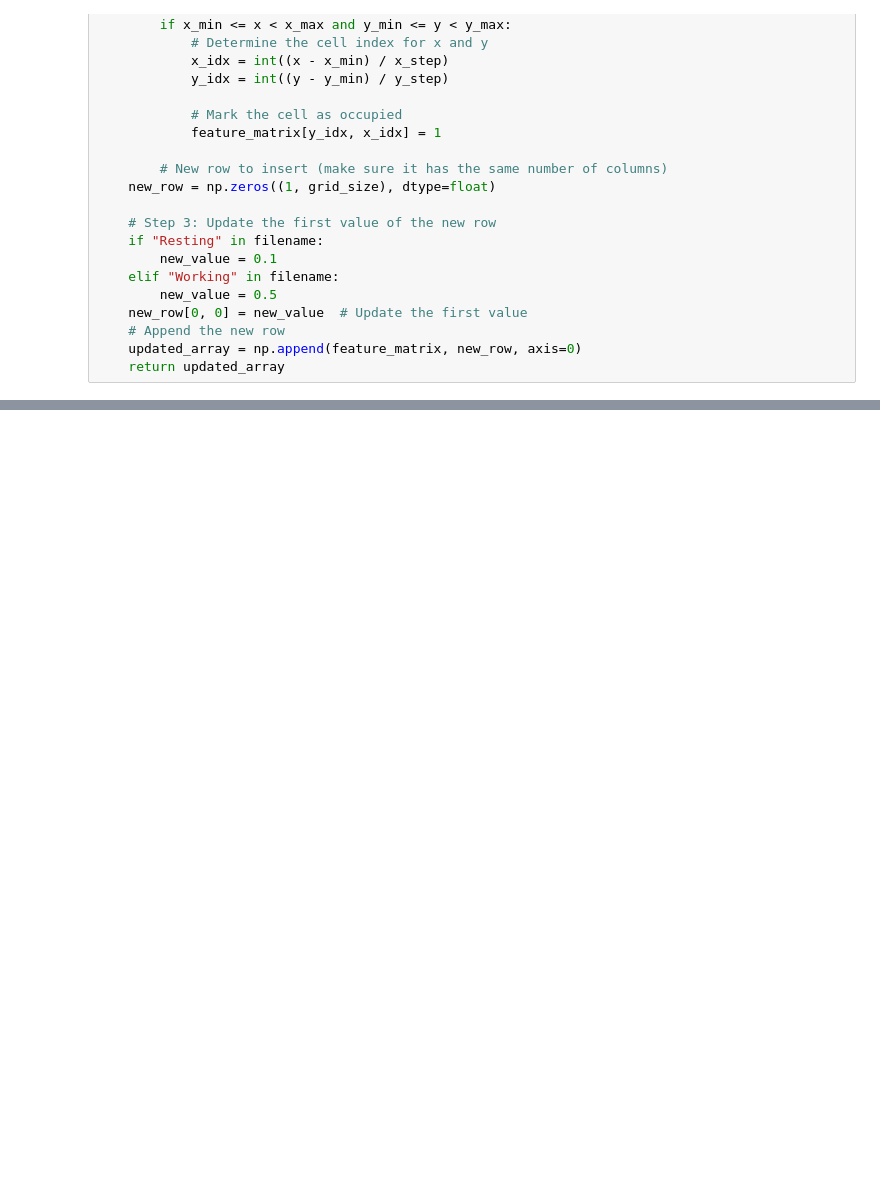
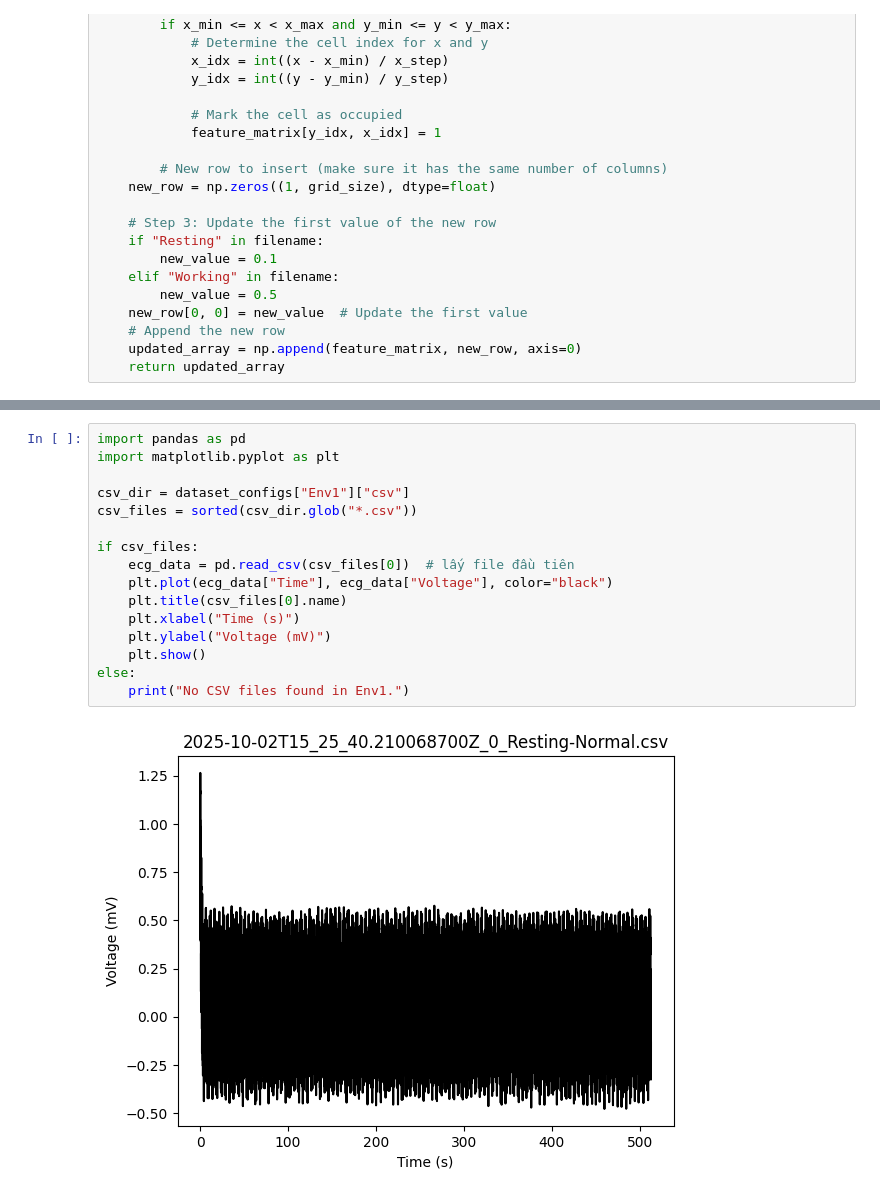
Before and after one commit to DangThanhWang/Coronary_Heart_Disease_Detection, a Jupyter notebook: Data/Data_processing/Create numpy.ipynb, the cells around one changed output, grey strips where cells are left out. Saved outputs shown, nothing was run; the diff lists cells and outputs as text; blank space fills up the shorter version.

```diff
--- a/Data/Data_processing/Create numpy.ipynb
+++ b/Data/Data_processing/Create numpy.ipynb
@@ -147,0 +166,18 @@ Previewing: E:\Coronary_Heart_Disease_Detection\Data\Disease_dataset\Env1\NumpyD
+# %%
+import pandas as pd
+import matplotlib.pyplot as plt
+
+csv_dir = dataset_configs["Env1"]["csv"]
+csv_files = sorted(csv_dir.glob("*.csv"))
+
+if csv_files:
+    ecg_data = pd.read_csv(csv_files[0])  # lấy file đầu tiên
+    plt.plot(ecg_data["Time"], ecg_data["Voltage"], color="black")
+    plt.title(csv_files[0].name)
+    plt.xlabel("Time (s)")
+    plt.ylabel("Voltage (mV)")
+    plt.show()
+else:
+    print("No CSV files found in Env1.")
+# %% [output]
+[figure, added]
```
Also changed, not shown: parts of 3 cells of this notebook, 6 other files.
